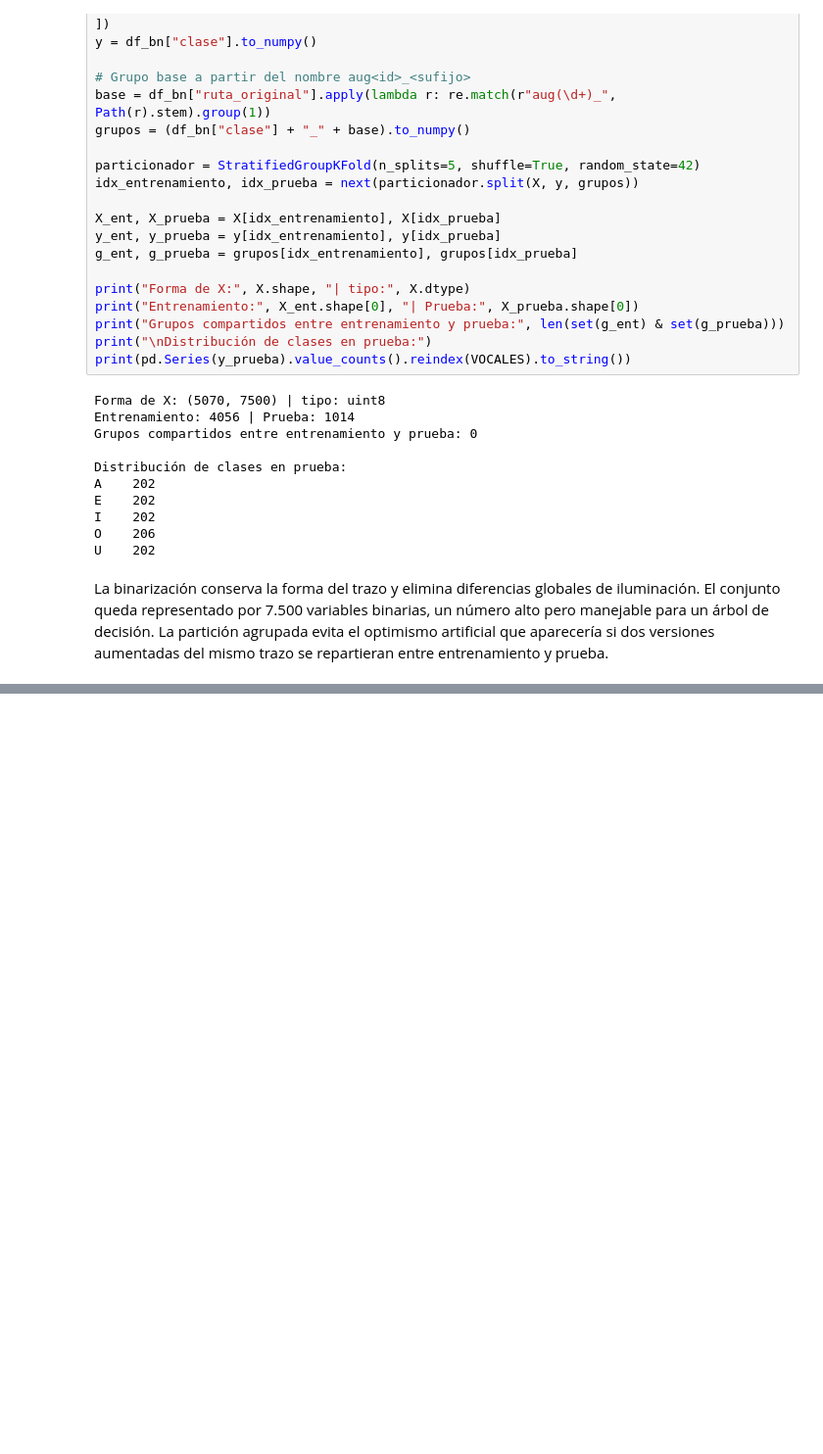
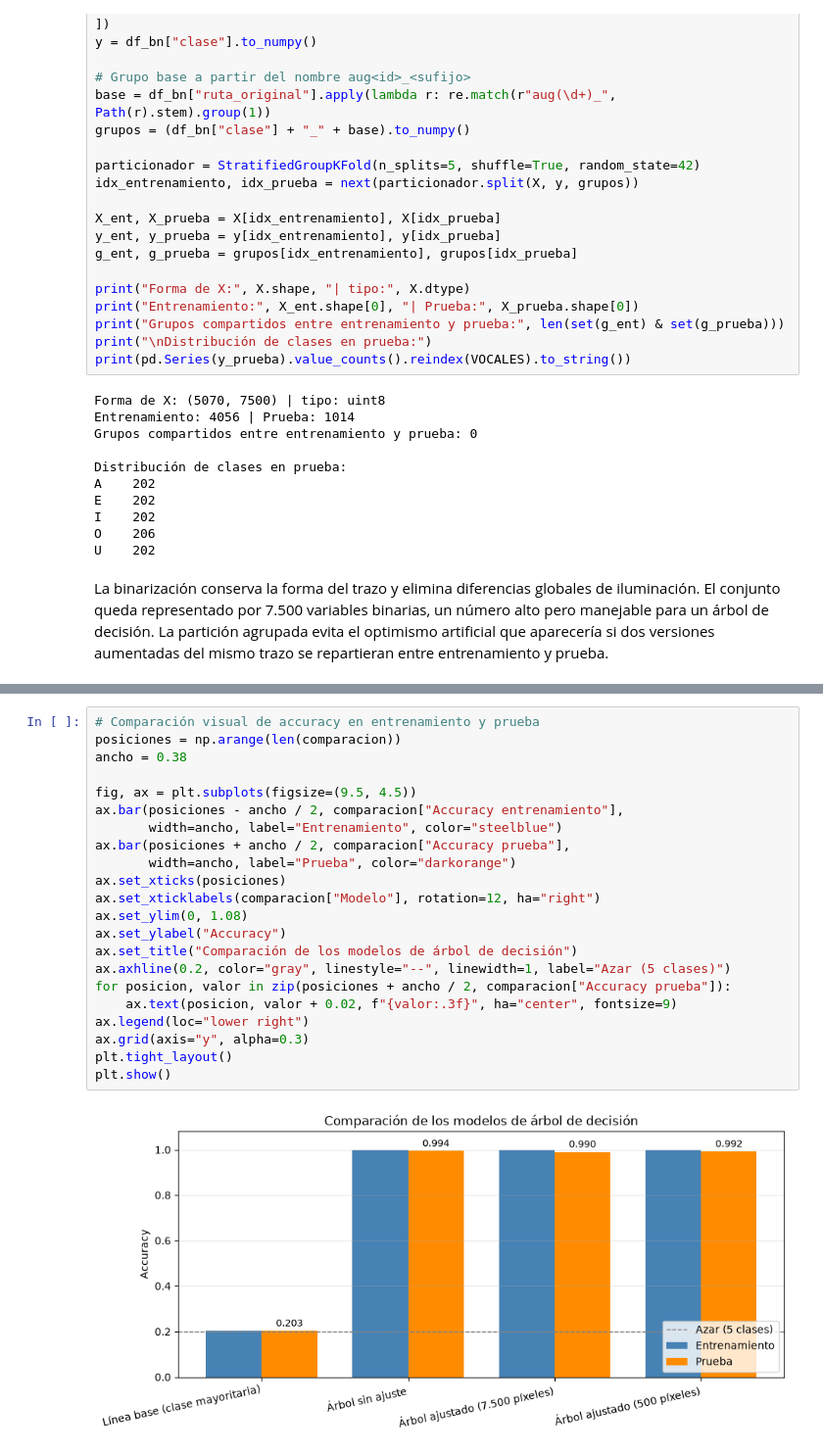
Before and after one commit to ldcantillom/vowel-recognizer-ml, a Jupyter notebook: Taller_Vocales_ML.ipynb, the cells around one changed output, grey strips where cells are left out. Shown at 98% size. Cells and saved outputs as stored; diff of their text form; blank space fills up the shorter version.

```diff
--- a/Taller_Vocales_ML.ipynb
+++ b/Taller_Vocales_ML.ipynb
@@ -634,0 +912,24 @@ La binarización conserva la forma del trazo y elimina diferencias globales de i
+# %%
+# Comparación visual de accuracy en entrenamiento y prueba
+posiciones = np.arange(len(comparacion))
+ancho = 0.38
+
+fig, ax = plt.subplots(figsize=(9.5, 4.5))
+ax.bar(posiciones - ancho / 2, comparacion["Accuracy entrenamiento"],
+       width=ancho, label="Entrenamiento", color="steelblue")
+ax.bar(posiciones + ancho / 2, comparacion["Accuracy prueba"],
+       width=ancho, label="Prueba", color="darkorange")
+ax.set_xticks(posiciones)
+ax.set_xticklabels(comparacion["Modelo"], rotation=12, ha="right")
+ax.set_ylim(0, 1.08)
+ax.set_ylabel("Accuracy")
+ax.set_title("Comparación de los modelos de árbol de decisión")
+ax.axhline(0.2, color="gray", linestyle="--", linewidth=1, label="Azar (5 clases)")
+for posicion, valor in zip(posiciones + ancho / 2, comparacion["Accuracy prueba"]):
+    ax.text(posicion, valor + 0.02, f"{valor:.3f}", ha="center", fontsize=9)
+ax.legend(loc="lower right")
+ax.grid(axis="y", alpha=0.3)
+plt.tight_layout()
+plt.show()
+# %% [output]
+[figure, added]
```
Also changed, not shown: parts of 15 cells of this notebook.
